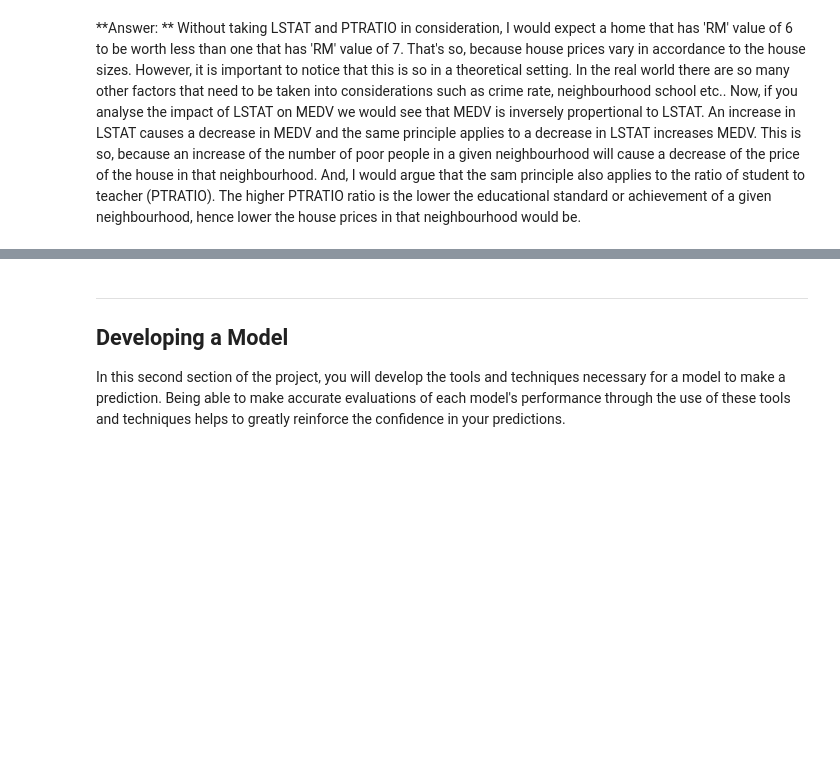
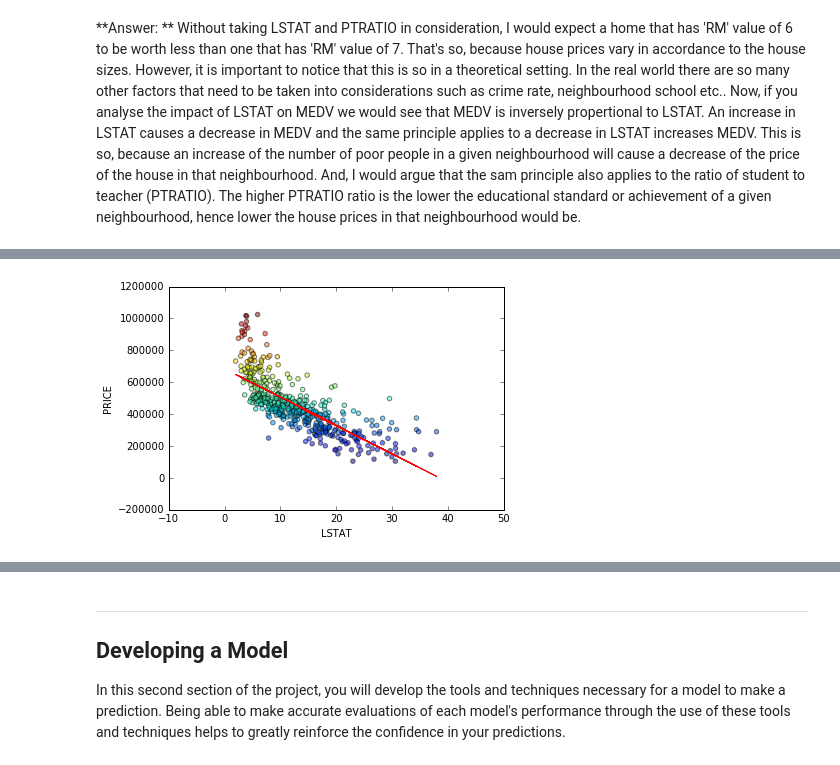
Before and after one commit to benakiva/boston_housing, a Jupyter notebook: boston_housing.ipynb, the cells around one changed output, grey strips where cells are left out. Cells and saved outputs as stored; diff of their text form; code cells hidden in the pictures; blank space fills up the shorter version.

```diff
--- a/boston_housing.ipynb
+++ b/boston_housing.ipynb
@@ -97,0 +110,12 @@ Now, if you analyse the impact of LSTAT on MEDV we would see that MEDV is invers
+# %%
+from sklearn.linear_model import LinearRegression
+reg = LinearRegression()
+l_stat = data['LSTAT'].reshape(-1,1)
+reg.fit(l_stat, prices)
+plt.plot(l_stat, reg.predict(l_stat), color='red', linewidth=1)
+plt.scatter(l_stat, prices, alpha=0.5, c=prices)
+plt.xlabel('LSTAT')
+plt.ylabel('PRICE')
+plt.show()
+# %% [output]
+[figure, added]
```
Also changed, not shown: parts of 2 cells of this notebook, 1 other file.
